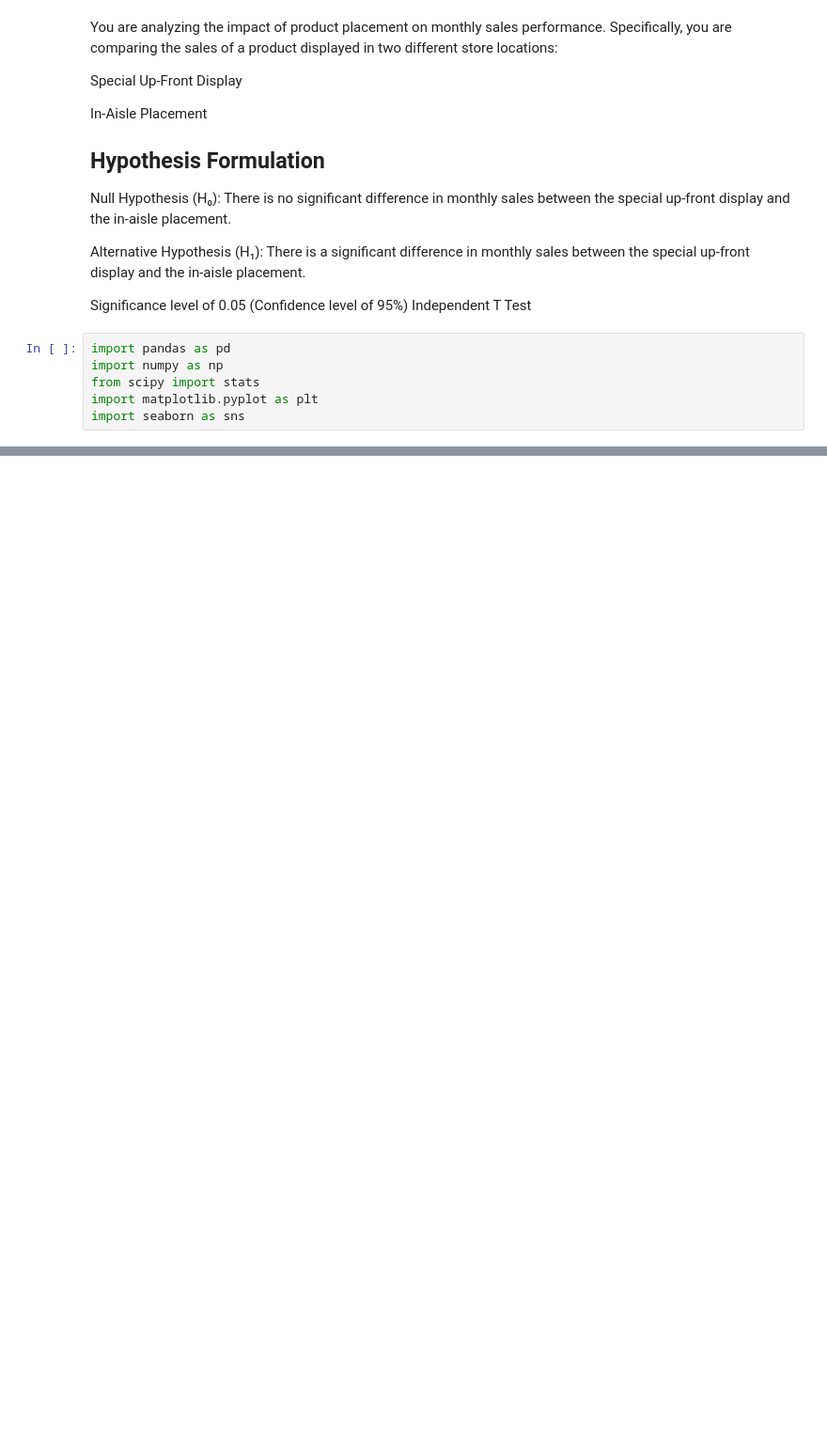
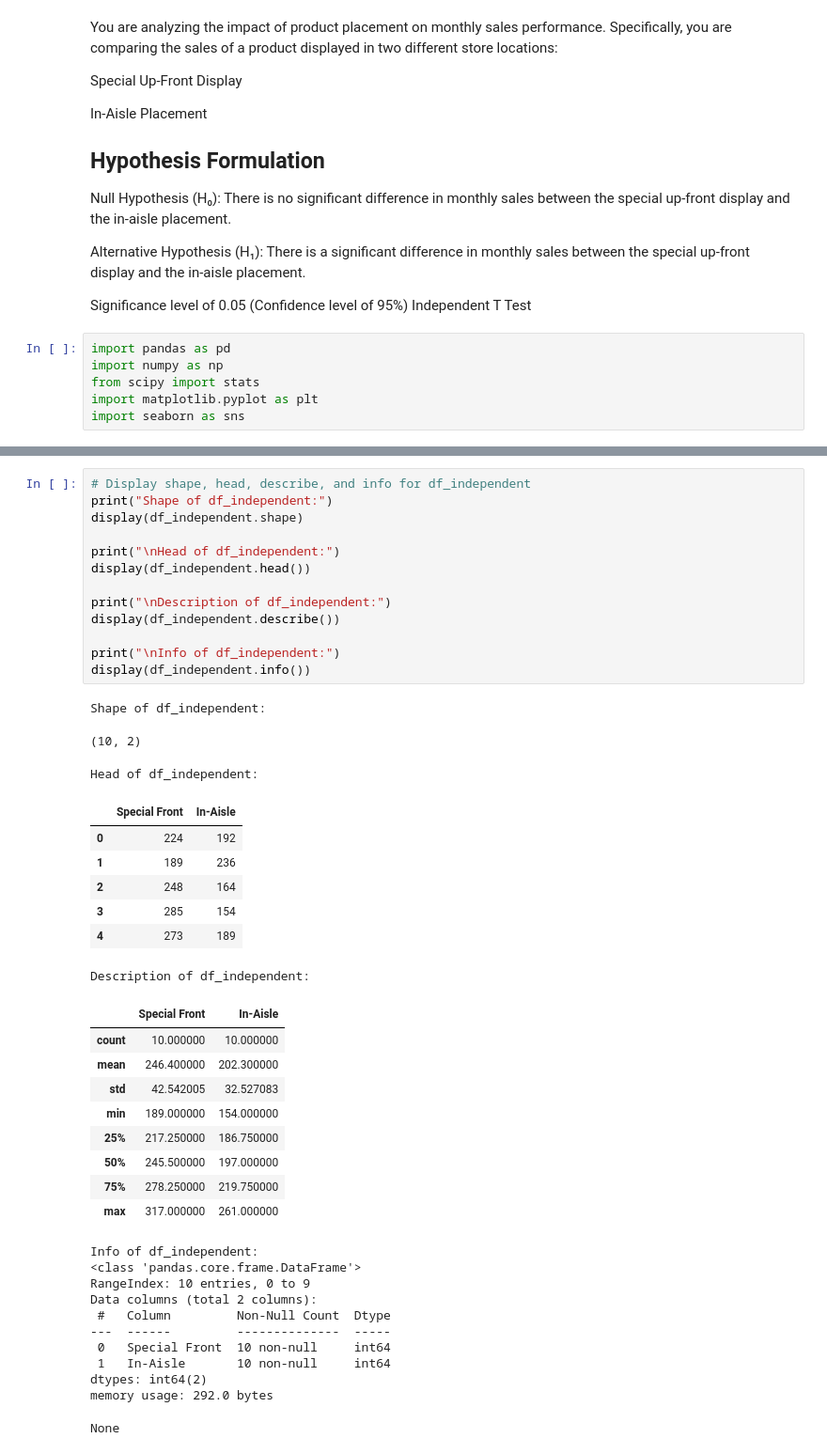
Before and after one commit to Kartavya-Jharwal/Kartavya_Business_Analytics2025, a Jupyter notebook: Class_Assignments/week5/Week_5_Session_1.ipynb, the cells around one changed output, grey strips where cells are left out. Shown at 94% size. Drawn from its saved outputs; the diff is of its cells as text; blank space fills up the shorter version.

```diff
--- a/Class_Assignments/week5/Week_5_Session_1.ipynb
+++ b/Class_Assignments/week5/Week_5_Session_1.ipynb
@@ -21,0 +30,44 @@ import seaborn as sns
+# %%
+# Display shape, head, describe, and info for df_independent
+print("Shape of df_independent:")
+display(df_independent.shape)
+
+print("\nHead of df_independent:")
+display(df_independent.head())
+
+print("\nDescription of df_independent:")
+display(df_independent.describe())
+
+print("\nInfo of df_independent:")
+display(df_independent.info())
+# %% [output]
+Shape of df_independent:
+(10, 2)
+Head of df_independent:
+|  | Special Front | In-Aisle |
+| 0 | 224 | 192 |
+| 1 | 189 | 236 |
+| 2 | 248 | 164 |
+| 3 | 285 | 154 |
+| 4 | 273 | 189 |
+Description of df_independent:
+|  | Special Front | In-Aisle |
+| count | 10.000000 | 10.000000 |
+| mean | 246.400000 | 202.300000 |
+| std | 42.542005 | 32.527083 |
+| min | 189.000000 | 154.000000 |
+| 25% | 217.250000 | 186.750000 |
+| 50% | 245.500000 | 197.000000 |
+| 75% | 278.250000 | 219.750000 |
+| max | 317.000000 | 261.000000 |
+Info of df_independent:
+<class 'pandas.core.frame.DataFrame'>
+RangeIndex: 10 entries, 0 to 9
+Data columns (total 2 columns):
+ #   Column         Non-Null Count  Dtype
+---  ------         --------------  -----
+ 0   Special Front  10 non-null     int64
+ 1   In-Aisle       10 non-null     int64
+dtypes: int64(2)
+memory usage: 292.0 bytes
+None
```
Also changed, not shown: parts of 11 cells of this notebook.
